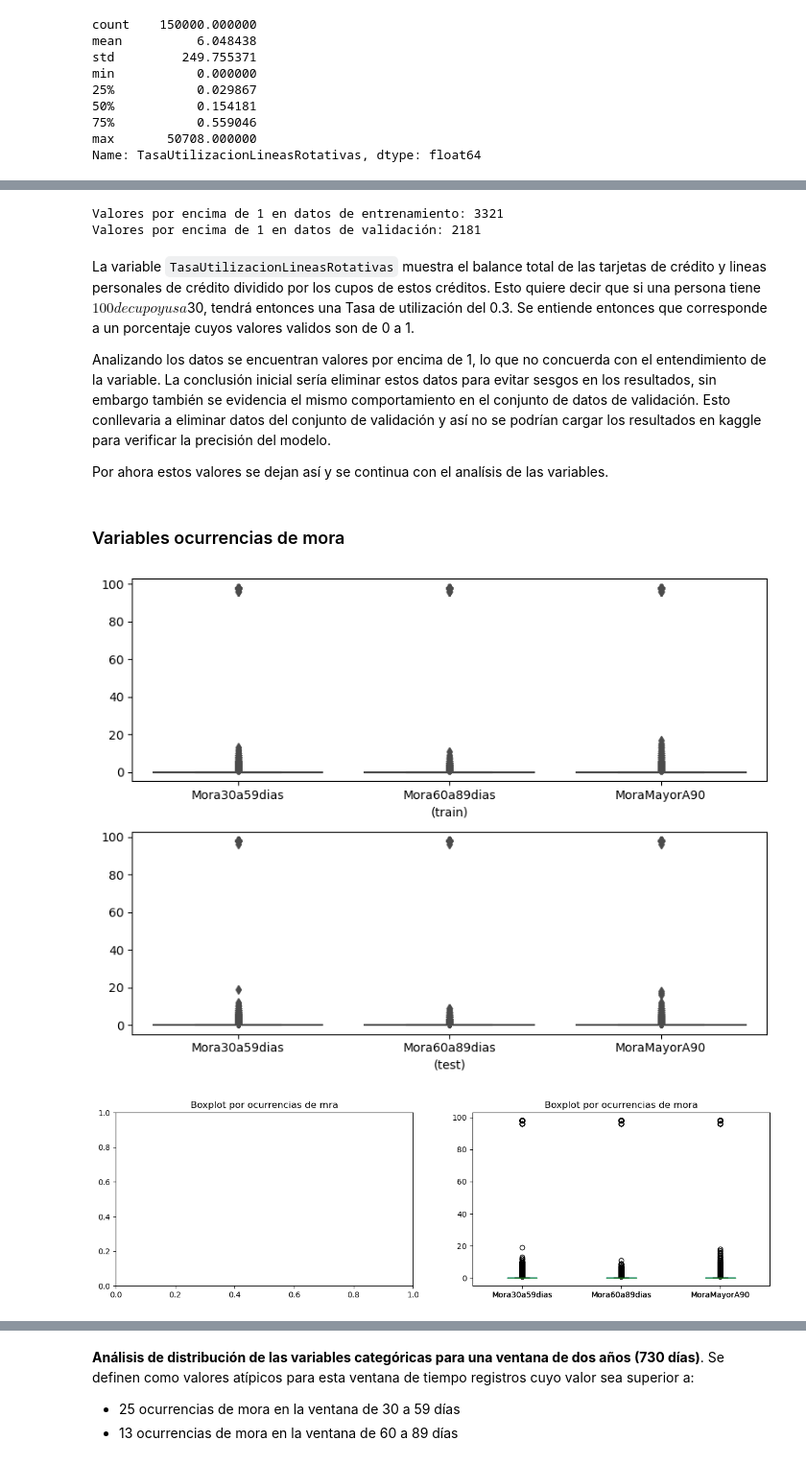
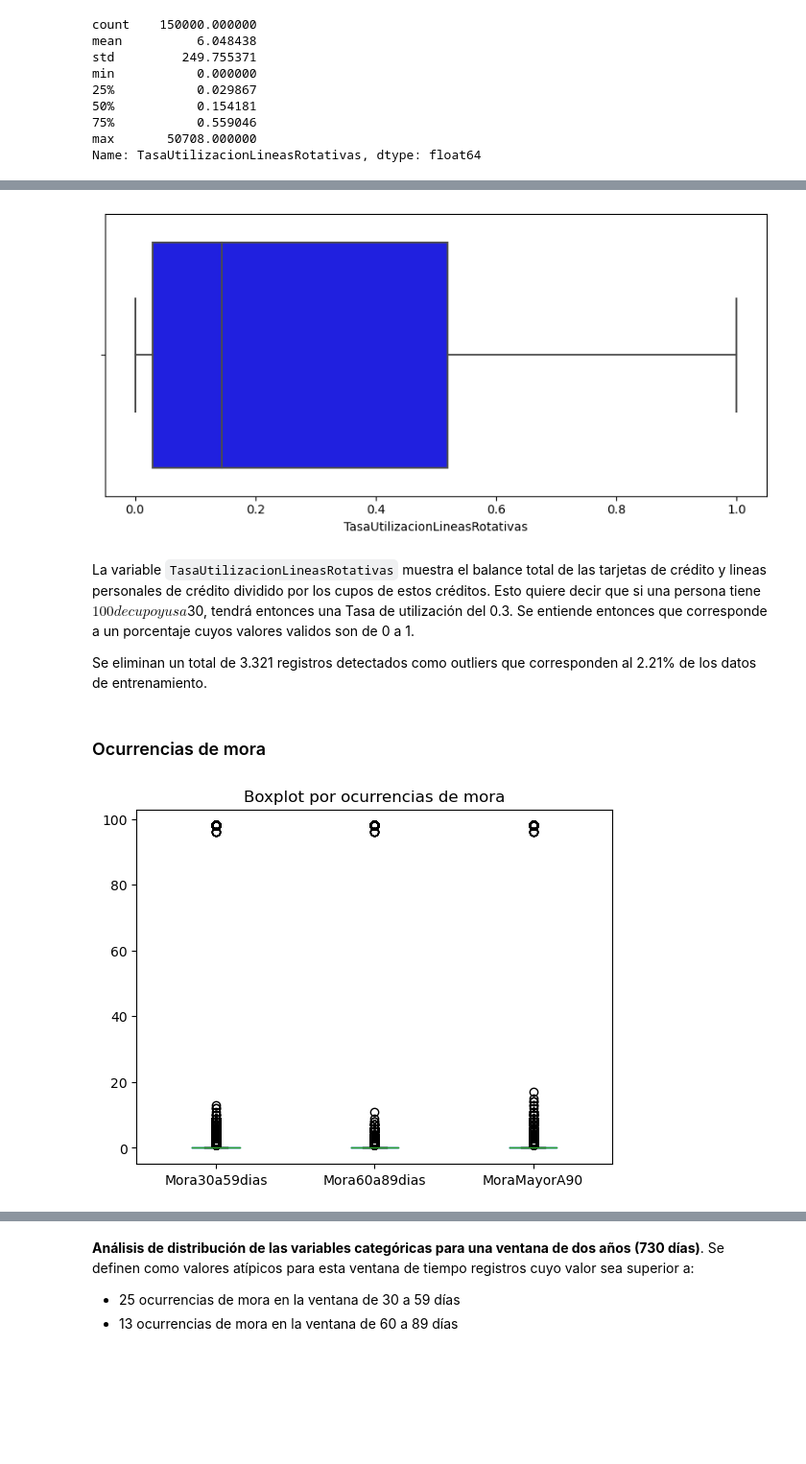
Before and after one commit to 00Fede/givemesomecredit, a Jupyter notebook: Preprocessing.ipynb, the cells around one changed output, grey strips where cells are left out. Shown at 96% size. Cells and saved outputs as stored; diff of their text form; code cells hidden in the pictures; blank space fills up the shorter version.

```diff
--- a/Preprocessing.ipynb
+++ b/Preprocessing.ipynb
@@ -256 +254,4 @@ Name: TasaUtilizacionLineasRotativas, dtype: float64
+# %%
+# remove values of TasaUtilizacionLineasRotativas > 1
+d = d[d['TasaUtilizacionLineasRotativas']<=1]
 # %%
@@ -267,55 +268,19 @@ max       21821.000000
 Name: TasaUtilizacionLineasRotativas, dtype: float64
-# %%
-print(f"Valores por encima de 1 en datos de entrenamiento: {d[d['TasaUtilizacionLineasRotativas'] > 1].shape[0]}")
-print(f"Valores por encima de 1 en datos de validación: {test[test['TasaUtilizacionLineasRotativas'] > 1].shape[0]}")
-# %% [output]
-Valores por encima de 1 en datos de entrenamiento: 3321
-Valores por encima de 1 en datos de validación: 2181
+# %%
+# boxplot de la variable TasaUtilizacionLineasRotativas no using function plot_histograms_variables
+plot_histograms_variables('TasaUtilizacionLineasRotativas')
+# %% [output]
+[figure, added]
 # %% [markdown]
 La variable `TasaUtilizacionLineasRotativas` muestra el balance total de las tarjetas de crédito y lineas personales de crédito dividido por los cupos de estos créditos. Esto quiere decir que si una persona tiene $100 de cupo y usa $30, tendrá entonces una Tasa de utilización del 0.3. Se entiende entonces que corresponde a un porcentaje cuyos valores validos son de 0 a 1.
 
-Analizando los datos se encuentran valores por encima de 1, lo que no concuerda con el entendimiento de la variable. La conclusión inicial sería eliminar estos datos para evitar sesgos en los resultados, sin embargo también se evidencia el mismo comportamiento en el conjunto de datos de validación. Esto conllevaria a eliminar datos del conjunto de validación y así no se podrían cargar los resultados en kaggle para verificar la precisión del modelo.
-
-Por ahora estos valores se dejan así y se continua con el analísis de las variables.
+Se eliminan un total de 3.321 registros detectados como outliers que corresponden al 2.21% de los datos de entrenamiento.
 # %% [markdown]
-### Variables ocurrencias de mora
+### Ocurrencias de mora
-# %%
-# subplots to graph boxplots of variable
-fig, ax = plt.subplots(nrows=2, ncols=1, figsize=(8, 6))
-
-sns.boxplot(
-    data = d[['Mora30a59dias', 'Mora60a89dias', 'MoraMayorA90']],
-    ax   = ax[0],
-    color = 'blue'
-)
-
-ax[0].tick_params(labelsize = 10)
-ax[0].set_xlabel(
-    '(train)',
-    fontsize = 10,
-)
-sns.boxplot(
-    data = test[['Mora30a59dias', 'Mora60a89dias', 'MoraMayorA90']],
-    ax   = ax[1],
-    color = 'blue'
-)
-
-ax[1].tick_params(labelsize = 10)
-ax[1].set_xlabel(
-    '(test)',
-    fontsize = 10,
-)
-
-
-fig.tight_layout()
-# %% [output]
-[figure, removed]
 # %%
 green_diamond = dict(markerfacecolor='g', marker='D')
-fig, ax = plt.subplots(1, 2, figsize=(15, 4))
-ax[0].set_title('Boxplot por ocurrencias de mra')
-ax[0].boxplot = d.boxplot(column=['Mora30a59dias', 'Mora60a89dias', 'MoraMayorA90'], grid=False)
-ax[1].set_title('Boxplot por ocurrencias de mora')
-ax[1].boxplot = test.boxplot(column=['Mora30a59dias', 'Mora60a89dias', 'MoraMayorA90'], grid=False)
+fig, ax = plt.subplots()
+ax.set_title('Boxplot por ocurrencias de mora')
+ax.boxplot = d.boxplot(column=['Mora30a59dias', 'Mora60a89dias', 'MoraMayorA90'], grid=False)
 # %% [output]
-[figure, old version]
+[figure, new version]
```
Also changed, not shown: parts of 29 cells of this notebook, 1 other file.
